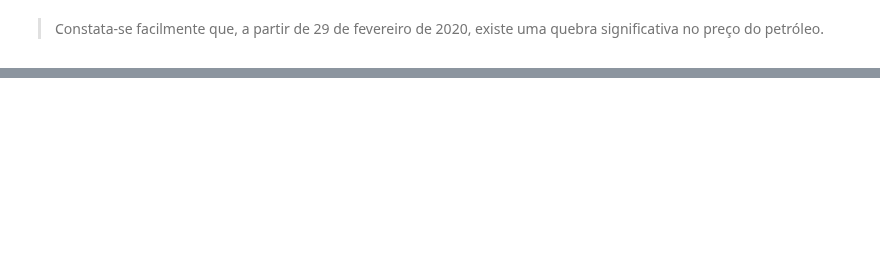
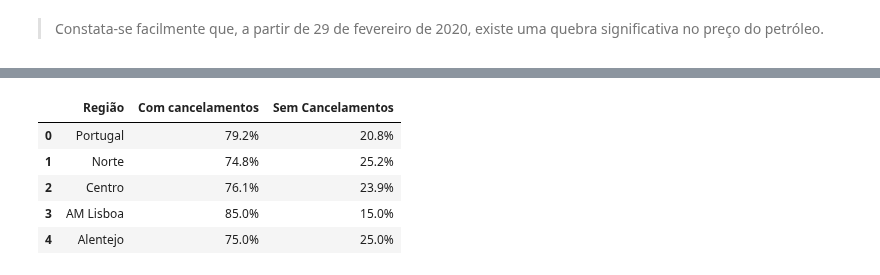
Before and after one commit to DianaA82332/Epidemiologia, a Jupyter notebook: estatisticas_covid_portugal.ipynb, the cells around one changed output, grey strips where cells are left out. Drawn from its saved outputs; the diff is of its cells as text; code cells hidden in the pictures; blank space fills up the shorter version.

```diff
--- a/estatisticas_covid_portugal.ipynb
+++ b/estatisticas_covid_portugal.ipynb
@@ -333,0 +336,10 @@ fig_5.show()
+# %%
+dados6=pd.read_csv("/Users/dianamartins/Documents/GitHub/Epidemiologia/Trabalho_final/percentagem_cancelamentos_reservas.csv", delimiter=';')
+dados6.head()
+# %% [output]
+|  | Região | Com cancelamentos | Sem Cancelamentos |
+| 0 | Portugal | 79.2% | 20.8% |
+| 1 | Norte | 74.8% | 25.2% |
+| 2 | Centro | 76.1% | 23.9% |
+| 3 | AM Lisboa | 85.0% | 15.0% |
+| 4 | Alentejo | 75.0% | 25.0% |
```
Also changed, not shown: parts of 4 cells of this notebook.
